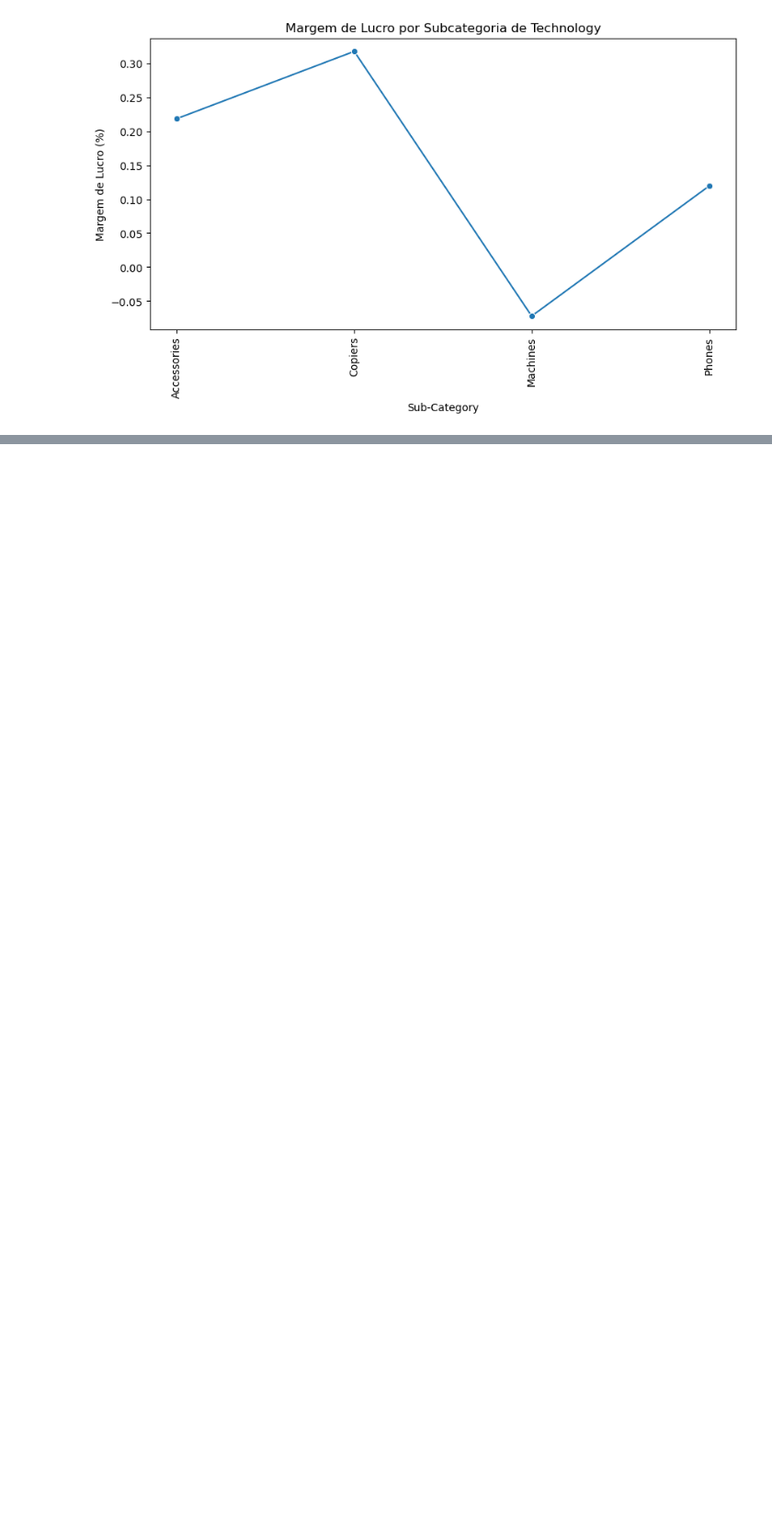
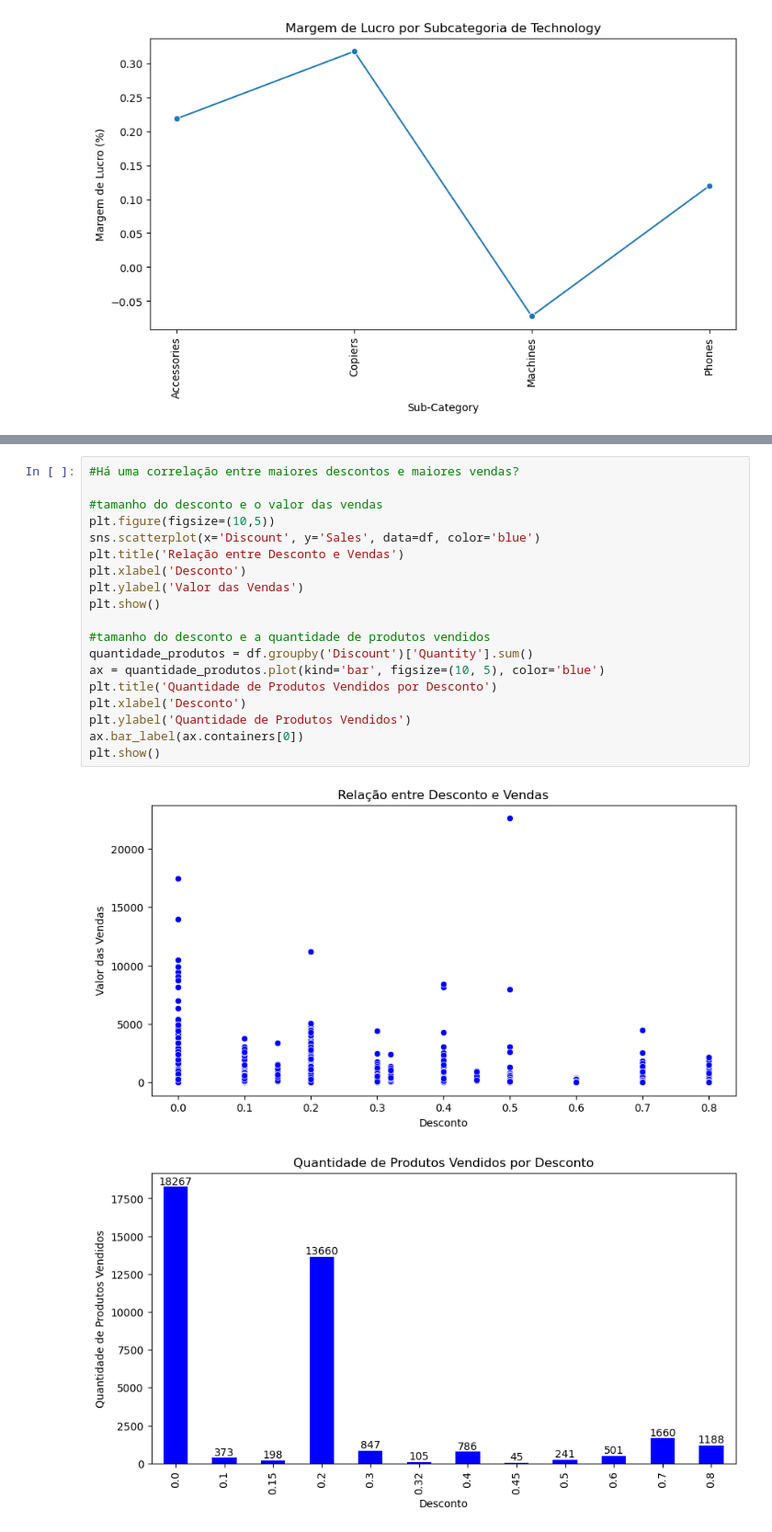
Before and after one commit to mario8978/Analise-de-Dados-Superstore-Sales, a Jupyter notebook: analise1.ipynb, the cells around one changed output, grey strips where cells are left out. Shown at 92% size. Saved outputs shown, nothing was run; the diff lists cells and outputs as text; blank space fills up the shorter version.

```diff
--- a/analise1.ipynb
+++ b/analise1.ipynb
@@ -113,0 +163,22 @@ for categoria in categorias:
+# %%
+#Há uma correlação entre maiores descontos e maiores vendas?
+
+#tamanho do desconto e o valor das vendas
+plt.figure(figsize=(10,5))
+sns.scatterplot(x='Discount', y='Sales', data=df, color='blue')
+plt.title('Relação entre Desconto e Vendas')
+plt.xlabel('Desconto')
+plt.ylabel('Valor das Vendas')
+plt.show()
+
+#tamanho do desconto e a quantidade de produtos vendidos
+quantidade_produtos = df.groupby('Discount')['Quantity'].sum()
+ax = quantidade_produtos.plot(kind='bar', figsize=(10, 5), color='blue')
+plt.title('Quantidade de Produtos Vendidos por Desconto')
+plt.xlabel('Desconto')
+plt.ylabel('Quantidade de Produtos Vendidos')
+ax.bar_label(ax.containers[0])
+plt.show()
+# %% [output]
+[figure, added]
+[figure, added]
```
Also changed, not shown: parts of 6 cells of this notebook.
